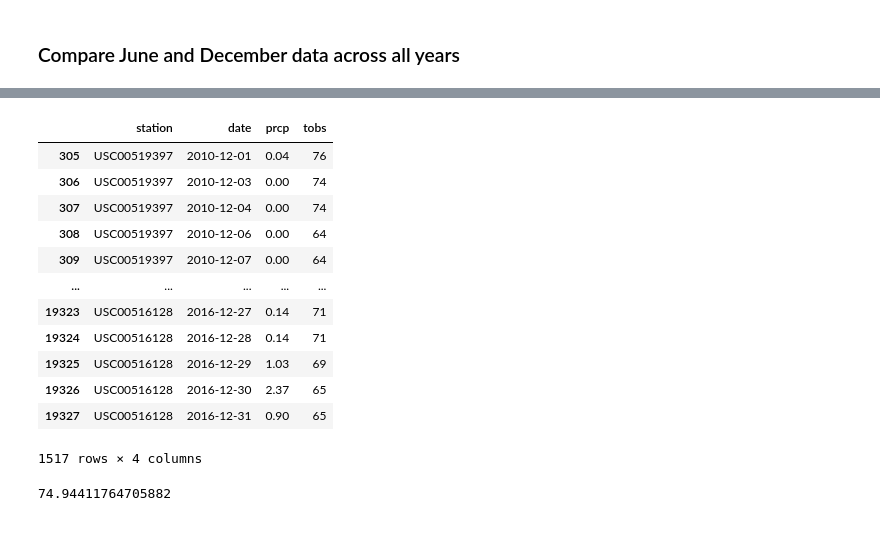
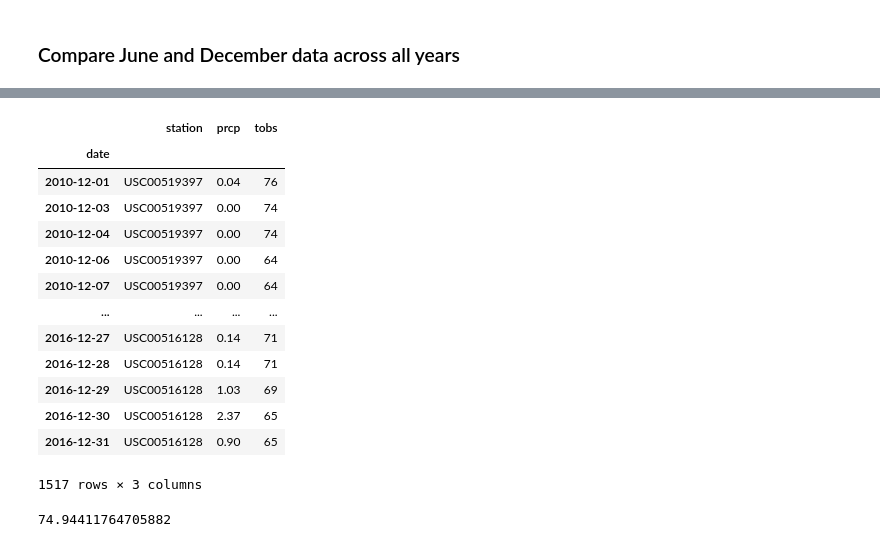
Before and after one commit to cspence001/climate_query_sqlalchemy, a Jupyter notebook: Bonus/Temp_Analysis_I.ipynb, the cells around one changed output, grey strips where cells are left out. Drawn from its saved outputs; the diff is of its cells as text; code cells hidden in the pictures.

```diff
--- a/Bonus/Temp_Analysis_I.ipynb
+++ b/Bonus/Temp_Analysis_I.ipynb
@@ -51,6 +51,9 @@ new_df
 19550 rows × 3 columns
 # %%
 # Drop the date column
+
+#Convert index to datetime
+new_df.index = pd.to_datetime(new_df.index)
 # %% [markdown]
 ### Compare June and December data across all years
 # %%
@@ -65,20 +80,21 @@ KeyError: 'date'
 # %%
-december = df[df['date'].dt.month==12]
+december = new_df[new_df.index.month == 12]
 december
 # %% [output]
-|  | station | date | prcp | tobs |
-| 305 | USC00519397 | 2010-12-01 | 0.04 | 76 |
-| 306 | USC00519397 | 2010-12-03 | 0.00 | 74 |
-| 307 | USC00519397 | 2010-12-04 | 0.00 | 74 |
-| 308 | USC00519397 | 2010-12-06 | 0.00 | 64 |
-| 309 | USC00519397 | 2010-12-07 | 0.00 | 64 |
-| ... | ... | ... | ... | ... |
-| 19323 | USC00516128 | 2016-12-27 | 0.14 | 71 |
-| 19324 | USC00516128 | 2016-12-28 | 0.14 | 71 |
-| 19325 | USC00516128 | 2016-12-29 | 1.03 | 69 |
-| 19326 | USC00516128 | 2016-12-30 | 2.37 | 65 |
-| 19327 | USC00516128 | 2016-12-31 | 0.90 | 65 |
+|  | station | prcp | tobs |
+| date |  |  |  |
+| 2010-12-01 | USC00519397 | 0.04 | 76 |
+| 2010-12-03 | USC00519397 | 0.00 | 74 |
+| 2010-12-04 | USC00519397 | 0.00 | 74 |
+| 2010-12-06 | USC00519397 | 0.00 | 64 |
+| 2010-12-07 | USC00519397 | 0.00 | 64 |
+| ... | ... | ... | ... |
+| 2016-12-27 | USC00516128 | 0.14 | 71 |
+| 2016-12-28 | USC00516128 | 0.14 | 71 |
+| 2016-12-29 | USC00516128 | 1.03 | 69 |
+| 2016-12-30 | USC00516128 | 2.37 | 65 |
+| 2016-12-31 | USC00516128 | 0.90 | 65 |
-1517 rows × 4 columns
+1517 rows × 3 columns
 # %%
 # Identify the average temperature for June
 june_avg = june['tobs'].mean()
```
Also changed, not shown: parts of 4 cells of this notebook, 2 other files.
